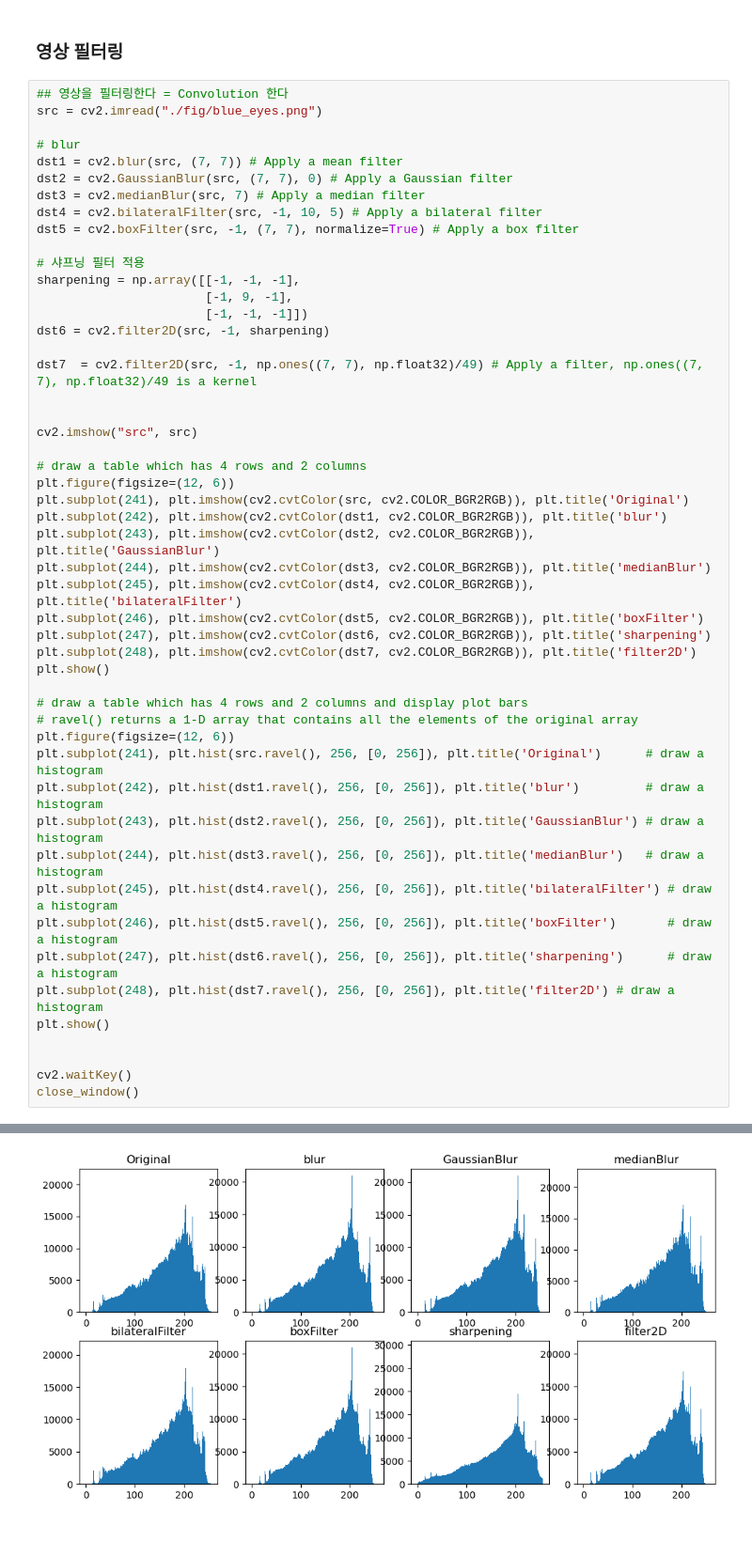
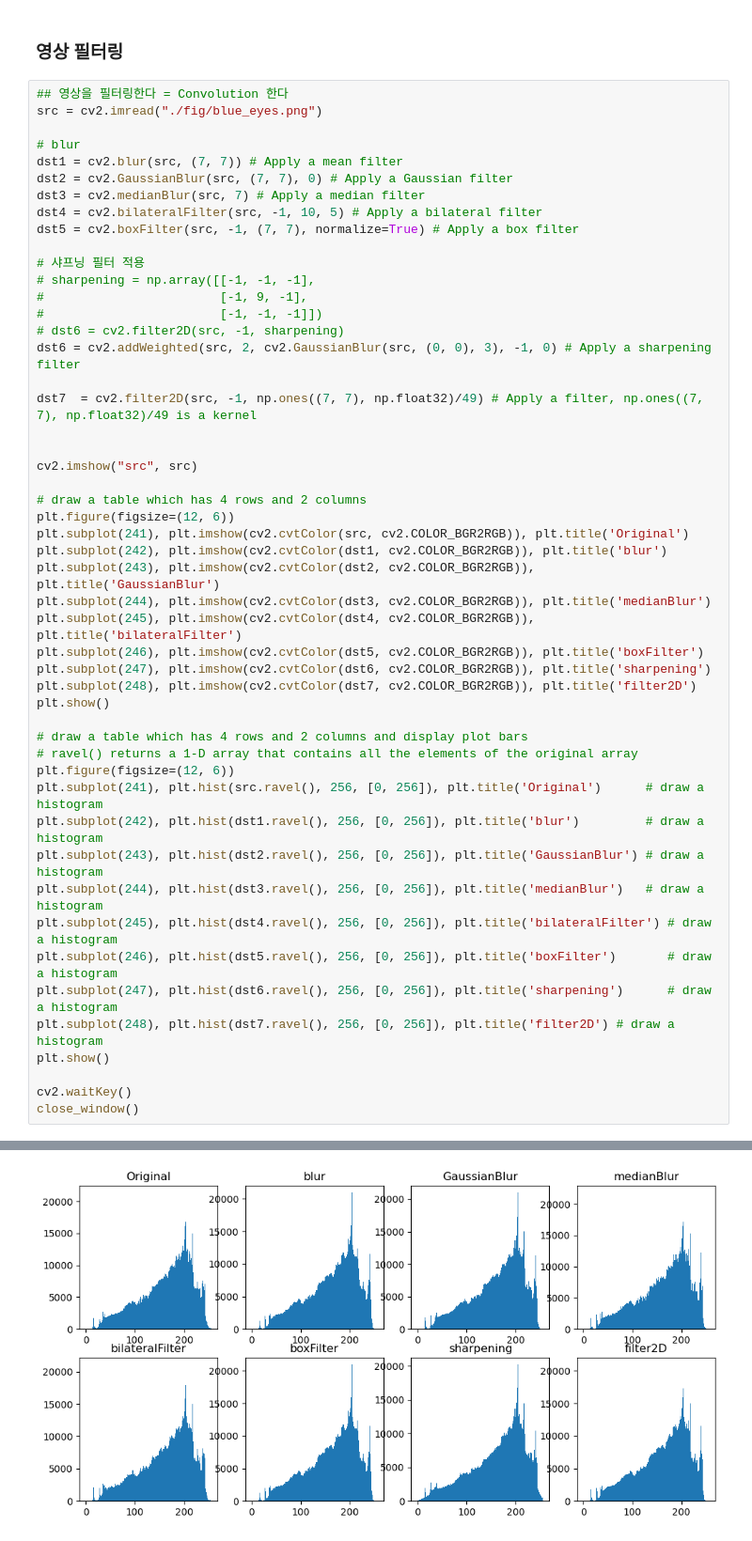
Before and after one commit to GithubJoshuaPark/AI_Master_Lec, a Jupyter notebook: 1_cv/03_cv_3_class.ipynb, the cells around one changed output, grey strips where cells are left out. Shown at 94% size. Cells and saved outputs as stored; diff of their text form.

```diff
--- a/1_cv/03_cv_3_class.ipynb
+++ b/1_cv/03_cv_3_class.ipynb
@@ -125,10 +123,11 @@ dst4 = cv2.bilateralFilter(src, -1, 10, 5) # Apply a bilateral filter
 dst5 = cv2.boxFilter(src, -1, (7, 7), normalize=True) # Apply a box filter
 
 # 샤프닝 필터 적용
-sharpening = np.array([[-1, -1, -1],
-                       [-1, 9, -1],
-                       [-1, -1, -1]])
-dst6 = cv2.filter2D(src, -1, sharpening)
+# sharpening = np.array([[-1, -1, -1],
+#                        [-1, 9, -1],
+#                        [-1, -1, -1]])
+# dst6 = cv2.filter2D(src, -1, sharpening)
+dst6 = cv2.addWeighted(src, 2, cv2.GaussianBlur(src, (0, 0), 3), -1, 0) # Apply a sharpening filter
 
 dst7  = cv2.filter2D(src, -1, np.ones((7, 7), np.float32)/49) # Apply a filter, np.ones((7, 7), np.float32)/49 is a kernel
 
@@ -137,32 +136,31 @@ cv2.imshow("src", src)
 
 # draw a table which has 4 rows and 2 columns
 plt.figure(figsize=(12, 6))
 plt.subplot(241), plt.imshow(cv2.cvtColor(src, cv2.COLOR_BGR2RGB)), plt.title('Original')
 plt.subplot(242), plt.imshow(cv2.cvtColor(dst1, cv2.COLOR_BGR2RGB)), plt.title('blur')
 plt.subplot(243), plt.imshow(cv2.cvtColor(dst2, cv2.COLOR_BGR2RGB)), plt.title('GaussianBlur')
 plt.subplot(244), plt.imshow(cv2.cvtColor(dst3, cv2.COLOR_BGR2RGB)), plt.title('medianBlur')
 plt.subplot(245), plt.imshow(cv2.cvtColor(dst4, cv2.COLOR_BGR2RGB)), plt.title('bilateralFilter')
 plt.subplot(246), plt.imshow(cv2.cvtColor(dst5, cv2.COLOR_BGR2RGB)), plt.title('boxFilter')
 plt.subplot(247), plt.imshow(cv2.cvtColor(dst6, cv2.COLOR_BGR2RGB)), plt.title('sharpening')
 plt.subplot(248), plt.imshow(cv2.cvtColor(dst7, cv2.COLOR_BGR2RGB)), plt.title('filter2D')
 plt.show()
 
 # draw a table which has 4 rows and 2 columns and display plot bars
 # ravel() returns a 1-D array that contains all the elements of the original array
 plt.figure(figsize=(12, 6))
 plt.subplot(241), plt.hist(src.ravel(), 256, [0, 256]), plt.title('Original')      # draw a histogram
 plt.subplot(242), plt.hist(dst1.ravel(), 256, [0, 256]), plt.title('blur')         # draw a histogram
 plt.subplot(243), plt.hist(dst2.ravel(), 256, [0, 256]), plt.title('GaussianBlur') # draw a histogram
 plt.subplot(244), plt.hist(dst3.ravel(), 256, [0, 256]), plt.title('medianBlur')   # draw a histogram
 plt.subplot(245), plt.hist(dst4.ravel(), 256, [0, 256]), plt.title('bilateralFilter') # draw a histogram
 plt.subplot(246), plt.hist(dst5.ravel(), 256, [0, 256]), plt.title('boxFilter')       # draw a histogram
 plt.subplot(247), plt.hist(dst6.ravel(), 256, [0, 256]), plt.title('sharpening')      # draw a histogram
 plt.subplot(248), plt.hist(dst7.ravel(), 256, [0, 256]), plt.title('filter2D') # draw a histogram
 plt.show()
 
-
 cv2.waitKey()
 close_window()
 # %% [output]
 [figure]
-[figure, old version]
+[figure, new version]
```
Also changed, not shown: parts of 4 cells of this notebook, 5 other files.
